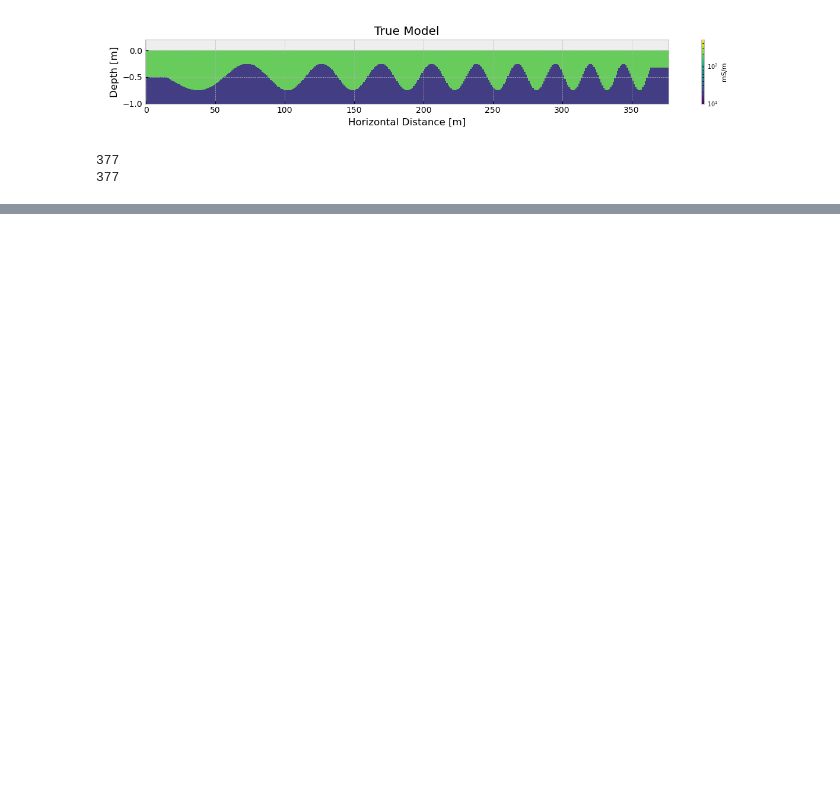
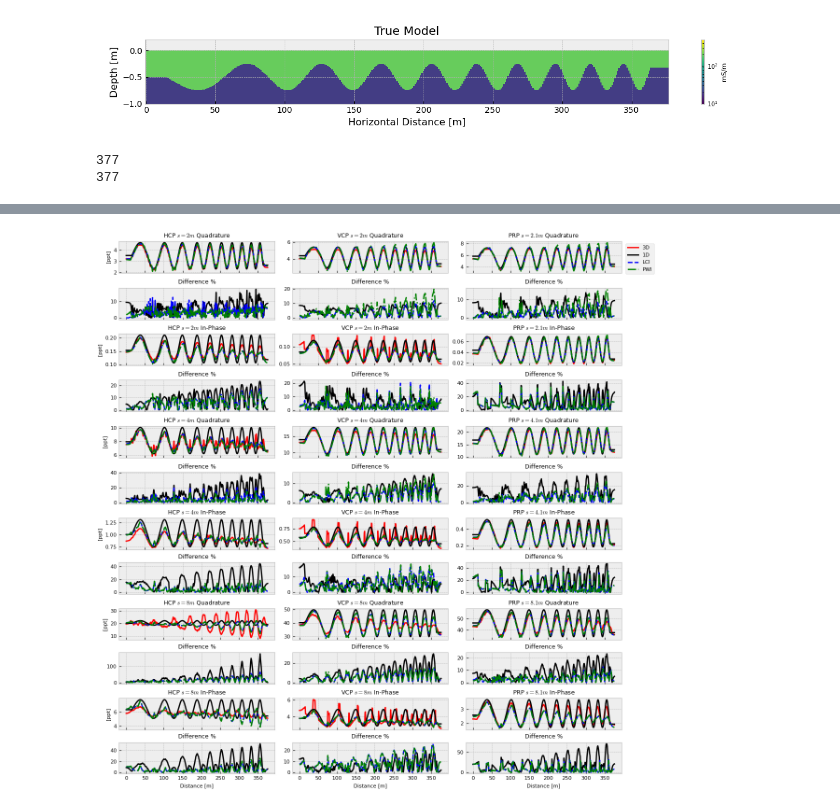
Before and after one commit to mariacarrizo/FDEM_LCI_PWI, a Jupyter notebook: Sinusoidal/LCI_Sinusoidal.ipynb, the cells around one changed output, grey strips where cells are left out. Cells and saved outputs as stored; diff of their text form; code cells hidden in the pictures; blank space fills up the shorter version.

```diff
--- a/Sinusoidal/LCI_Sinusoidal.ipynb
+++ b/Sinusoidal/LCI_Sinusoidal.ipynb
@@ -137,0 +282,8 @@ plt.tight_layout()
+# %%
+data_1D = np.zeros_like(data_true_norm)
+
+for i, m in enumerate(model_true):
+    data_1D[i, :] = FDEM1D(m[1:]/1000, m[0], height=0.3)
+# %%
+data_lci = np.load('data_Sinusoidal_LCI.npy')
+data_pwi = np.load('data_Sinusoidal_PWI.npy')
@@ -137,0 +527,5 @@ plt.tight_layout()
+# %%
+PlotDatas(data_true, data_1D, data_lci, data_pwi)
+plt.savefig('figures/datafit_sinu.eps', format='eps')
+# %% [output]
+[figure, added]
```
Also changed, not shown: parts of 10 cells of this notebook, 1 other file.
